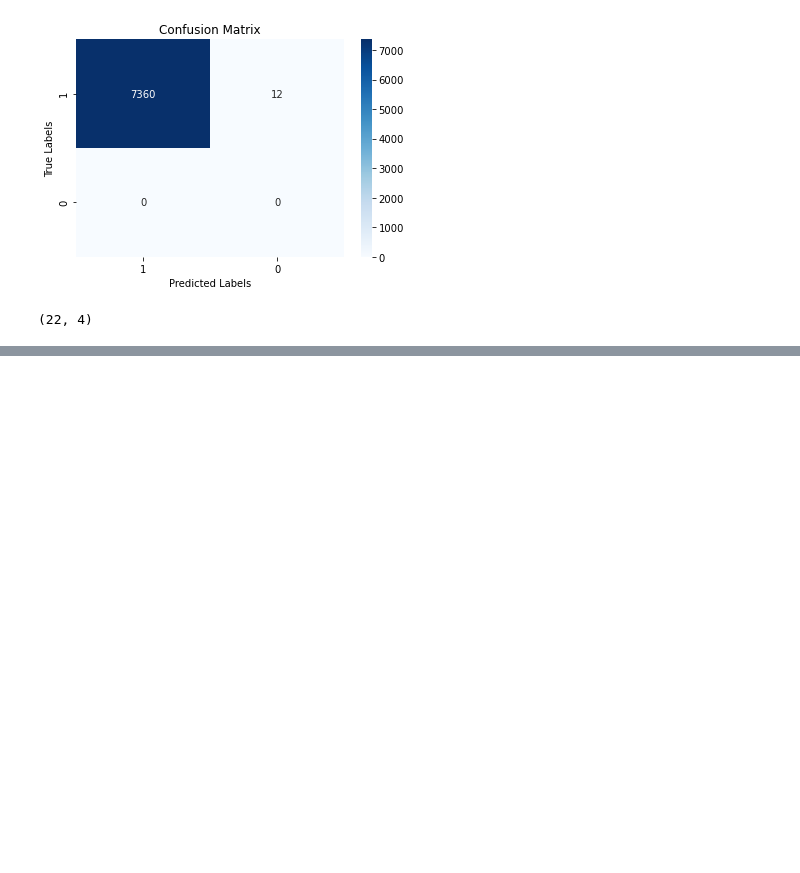
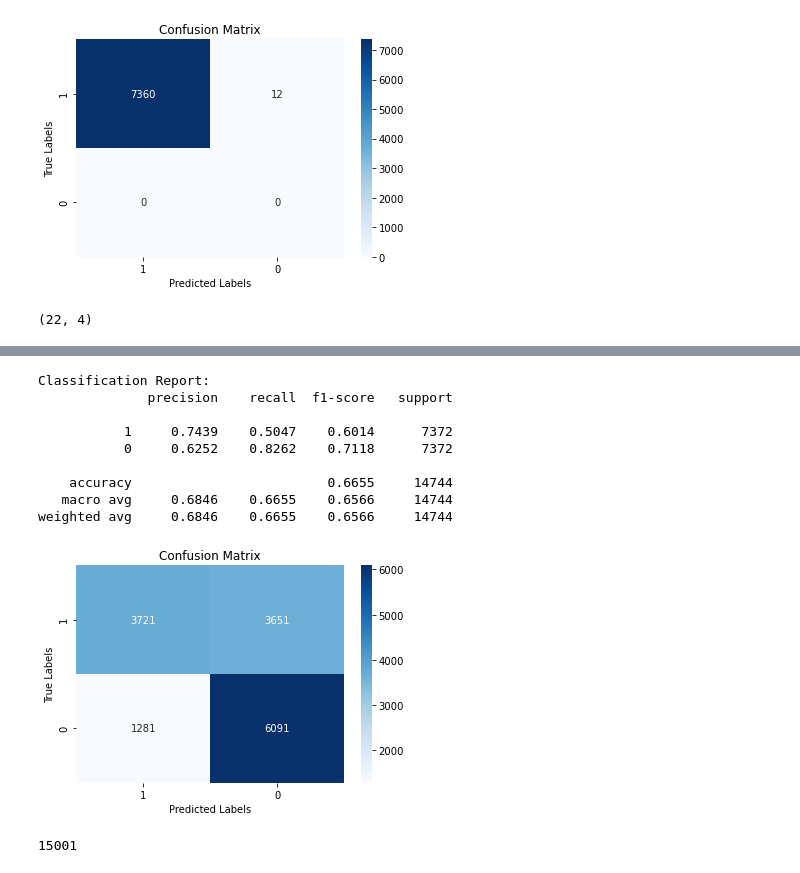
Before and after one commit to mrcmoresi/coherence_eval, a Jupyter notebook: utils_coherence/Coherence classification.ipynb, the cells around one changed output, grey strips where cells are left out. Saved outputs shown, nothing was run; the diff lists cells and outputs as text; code cells hidden in the pictures; blank space fills up the shorter version.

```diff
--- a/utils_coherence/Coherence classification.ipynb
+++ b/utils_coherence/Coherence classification.ipynb
@@ -536,0 +541,28 @@ df_hdsa['sentence'] = df_hdsa.text.map(lambda x: convert_ids_to_sentence(x, toke
+# %%
+tokenizer = BertTokenizer.from_pretrained('bert-base-uncased')
+
+device = torch.device("cuda" if torch.cuda.is_available() else "cpu")
+
+# Model parameter
+MAX_SEQ_LEN = 128
+PAD_INDEX = tokenizer.convert_tokens_to_ids(tokenizer.pad_token)
+UNK_INDEX = tokenizer.convert_tokens_to_ids(tokenizer.unk_token)
+source_folder = 'lm_lstm'
+
+label_field = Field(sequential=False, use_vocab=False, batch_first=True, dtype=torch.float)
+text_field = Field(use_vocab=False, tokenize=tokenizer.encode, lower=False, include_lengths=False, batch_first=True,
+                   fix_length=MAX_SEQ_LEN, pad_token=PAD_INDEX, unk_token=UNK_INDEX)
+fields = [('text', text_field), ('label', label_field)]
+
+# TabularDataset
+
+train, valid, test = TabularDataset.splits(path=source_folder, train='train_bert_lstm.csv', validation='valid_bert_lstm.csv',
+                                           test='test_bert_lstm.csv', format='CSV', fields=fields, skip_header=True)
+
+# Iterators
+
+train_iter = BucketIterator(train, batch_size=64, sort_key=lambda x: len(x.text),
+                            device=device, train=True, sort=True, sort_within_batch=True)
+valid_iter = BucketIterator(valid, batch_size=64, sort_key=lambda x: len(x.text),
+                            device=device, train=True, sort=True, sort_within_batch=True)
+test_iter = Iterator(test, batch_size=64, device=device, train=False, shuffle=False, sort=False)
@@ -536,0 +692,23 @@ df_hdsa['sentence'] = df_hdsa.text.map(lambda x: convert_ids_to_sentence(x, toke
+# %%
+device = torch.device("cuda" if torch.cuda.is_available() else "cpu")
+#model = BERT().to(device)
+destination_folder = 'bert_lstm_lm'
+#load the checkpoint
+#load_checkpoint(destination_folder + '/model.pt', model)
+
+x_text, y_pred, y_true = evaluate(model, test_iter)
+# %% [output]
+Classification Report:
+              precision    recall  f1-score   support
+
+           1     0.7439    0.5047    0.6014      7372
+           0     0.6252    0.8262    0.7118      7372
+
+    accuracy                         0.6655     14744
+   macro avg     0.6846    0.6655    0.6566     14744
+weighted avg     0.6846    0.6655    0.6566     14744
+[figure, added]
+# %%
+len(test_iter.dataset.examples)
+# %% [output]
+15001
```
Also changed, not shown: parts of 6 cells of this notebook, 15 other files.
